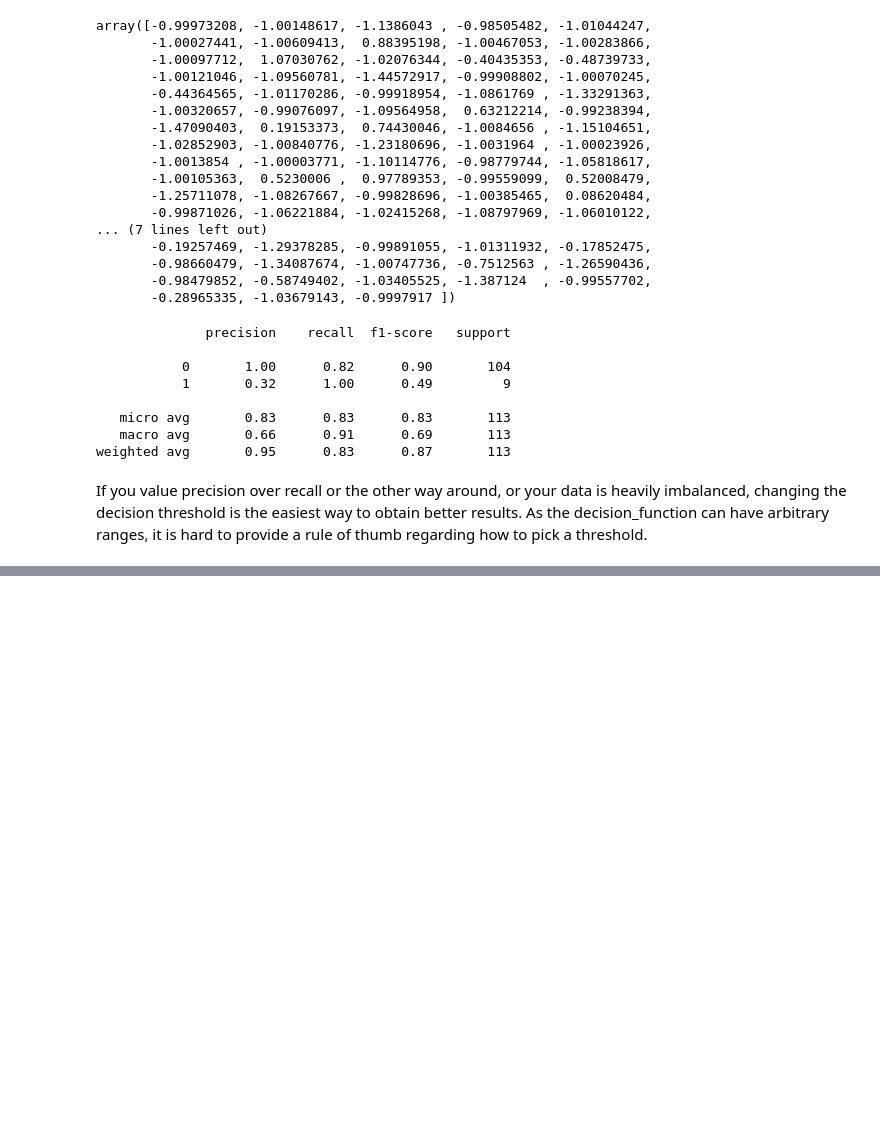
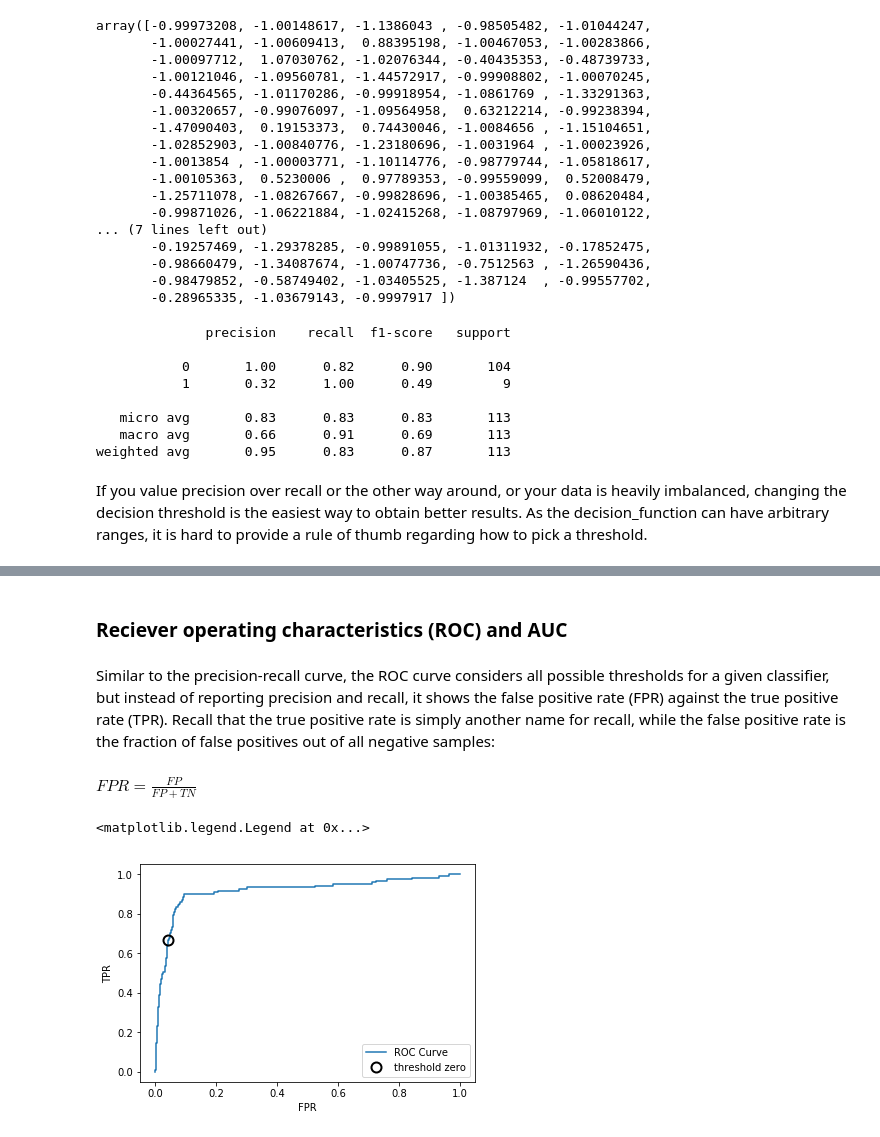
Before and after one commit to agusrichard/introduction-machine-learning-with-python, a Jupyter notebook: Chapter5/evaluation-metrics-scoring.ipynb, the cells around one changed output, grey strips where cells are left out. Cells and saved outputs as stored; diff of their text form; code cells hidden in the pictures; blank space fills up the shorter version.

```diff
--- a/Chapter5/evaluation-metrics-scoring.ipynb
+++ b/Chapter5/evaluation-metrics-scoring.ipynb
@@ -329,0 +461,25 @@ a rule of thumb regarding how to pick a threshold.
+# %% [markdown]
+### Reciever operating characteristics (ROC) and AUC
+# %% [markdown]
+Similar to the precision-recall curve, the ROC curve considers all possible
+thresholds for a given classifier, but instead of reporting precision and recall, it shows
+the false positive rate (FPR) against the true positive rate (TPR). Recall that the true
+positive rate is simply another name for recall, while the false positive rate is the fraction
+of false positives out of all negative samples:
+# %% [markdown]
+$FPR = \frac{FP}{FP+TN}$
+# %%
+from sklearn.metrics import roc_curve
+fpr, tpr, thresholds = roc_curve(y_test, svc.decision_function(X_test))
+
+plt.plot(fpr, tpr, label='ROC Curve')
+plt.xlabel('FPR')
+plt.ylabel('TPR')
+# find threshold closest to zero
+close_zero = np.argmin(np.abs(thresholds))
+plt.plot(fpr[close_zero], tpr[close_zero], 'o', markersize=10,
+label="threshold zero", fillstyle="none", c='k', mew=2)
+plt.legend(loc=4)
+# %% [output]
+<matplotlib.legend.Legend at 0x...>
+[figure, added]
```
Also changed, not shown: parts of 38 cells of this notebook, 3 other files.
